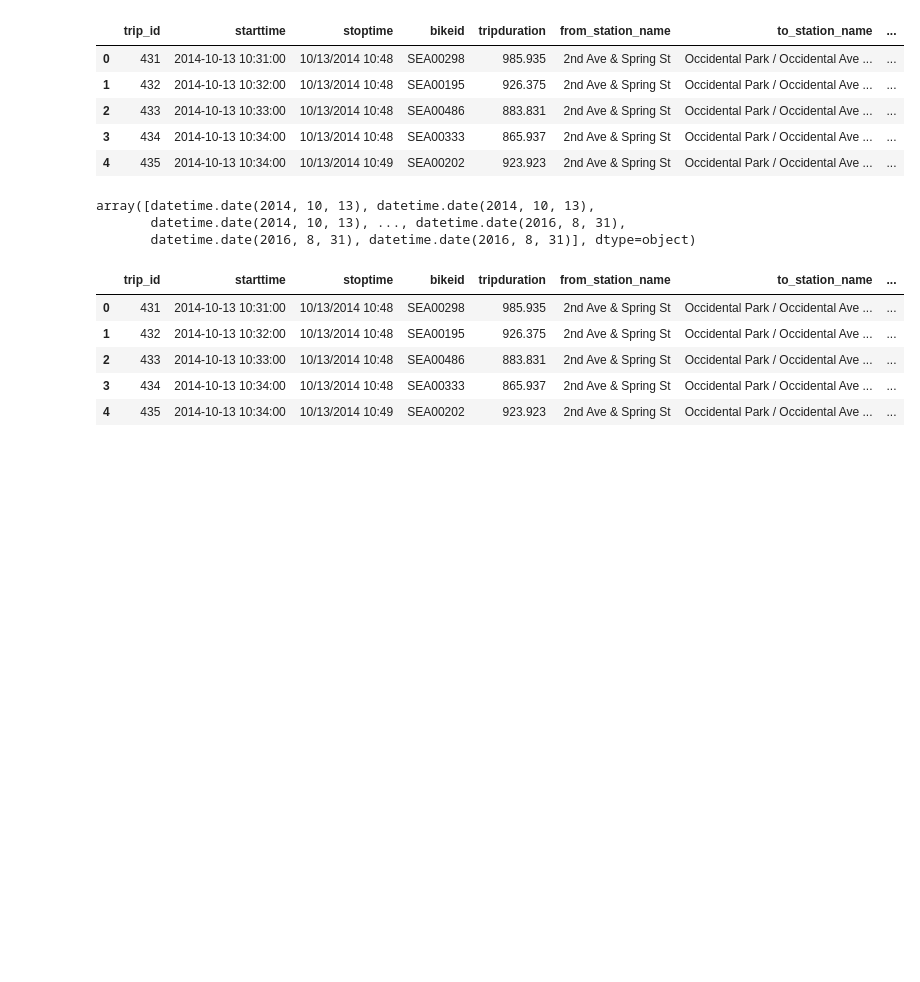
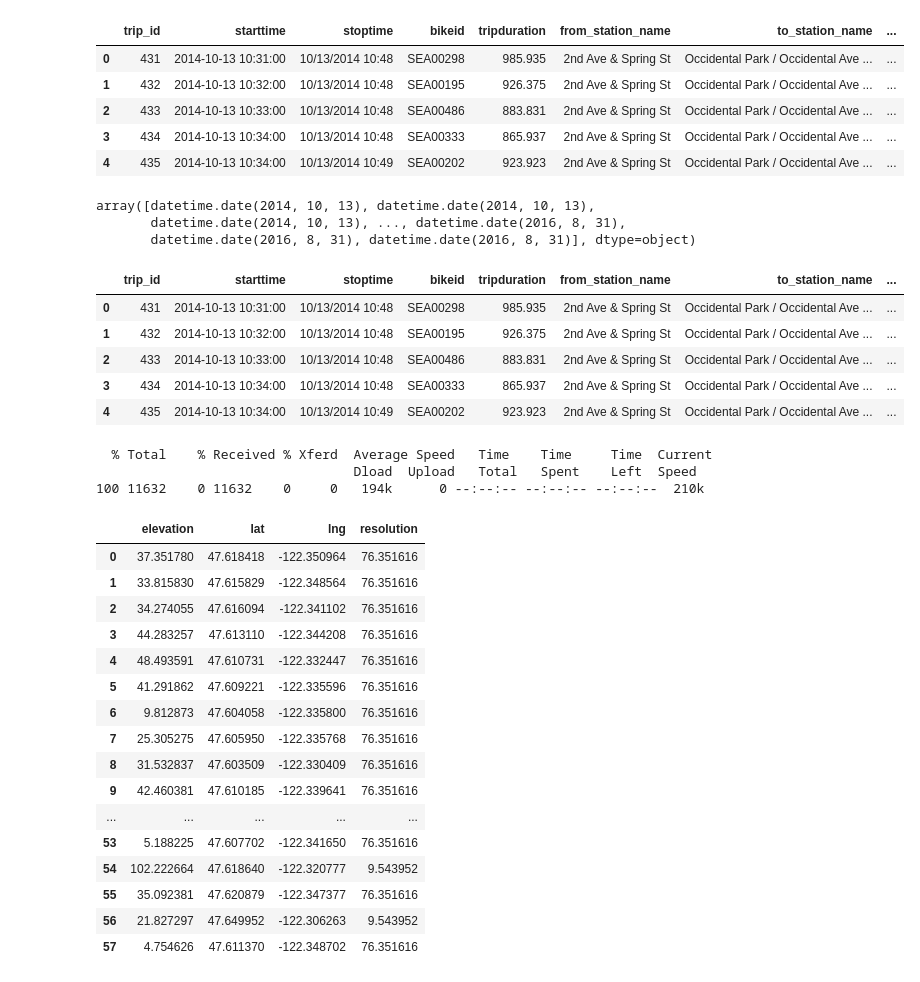
Before and after one commit to xycyx/CommonlyUsed, a Jupyter notebook: add_distance.ipynb, the cells around one changed output. Cells and saved outputs as stored; diff of their text form; code cells hidden in the pictures; blank space fills up the shorter version.

Commit message:
Add elevation and distance to protos data

```diff
--- a/add_distance.ipynb
+++ b/add_distance.ipynb
@@ -155,0 +158,49 @@ data_trip_dis.to_csv('../data/2016_trip_data_update.csv')
+# %%
+# Get elevations from the Google Maps API
+
+def get_station_elevations(stations):
+    """Get station elevations via Google Maps API"""
+    URL = "https://maps.googleapis.com/maps/api/elevation/json?locations="
+    locs = '|'.join(['{0},{1}'.format(lat, long)
+                     for (lat, long) in zip(stations.lat, stations.long)])
+    URL += locs
+    !curl "{URL}" -o elevations.json
+# %%
+def process_station_elevations():
+    """Convert Elevations JSON output to CSV"""
+    import json
+    D = json.load(open('elevations.json'))
+    def unnest(D):
+        loc = D.pop('location')
+        loc.update(D)
+        return loc
+    elevs = pd.DataFrame([unnest(item) for item in D['results']])
+    elevs.to_csv('../data/station_elevations.csv')
+    return elevs
+# %%
+# only run this the first time:
+import os
+#if not os.path.exists('station_elevations.csv'):
+get_station_elevations(station)
+process_station_elevations()
+# %% [output]
+  % Total    % Received % Xferd  Average Speed   Time    Time     Time  Current
+                                 Dload  Upload   Total   Spent    Left  Speed
+100 11632    0 11632    0     0   194k      0 --:--:-- --:--:-- --:--:--  210k
+|  | elevation | lat | lng | resolution |
+| 0 | 37.351780 | 47.618418 | -122.350964 | 76.351616 |
+| 1 | 33.815830 | 47.615829 | -122.348564 | 76.351616 |
+| 2 | 34.274055 | 47.616094 | -122.341102 | 76.351616 |
+| 3 | 44.283257 | 47.613110 | -122.344208 | 76.351616 |
+| 4 | 48.493591 | 47.610731 | -122.332447 | 76.351616 |
+| 5 | 41.291862 | 47.609221 | -122.335596 | 76.351616 |
+| 6 | 9.812873 | 47.604058 | -122.335800 | 76.351616 |
+| 7 | 25.305275 | 47.605950 | -122.335768 | 76.351616 |
+| 8 | 31.532837 | 47.603509 | -122.330409 | 76.351616 |
+| 9 | 42.460381 | 47.610185 | -122.339641 | 76.351616 |
+| ... | ... | ... | ... | ... |
+| 53 | 5.188225 | 47.607702 | -122.341650 | 76.351616 |
+| 54 | 102.222664 | 47.618640 | -122.320777 | 9.543952 |
+| 55 | 35.092381 | 47.620879 | -122.347377 | 76.351616 |
+| 56 | 21.827297 | 47.649952 | -122.306263 | 9.543952 |
+| 57 | 4.754626 | 47.611370 | -122.348702 | 76.351616 |
```
Also changed, not shown: parts of 6 cells of this notebook.
